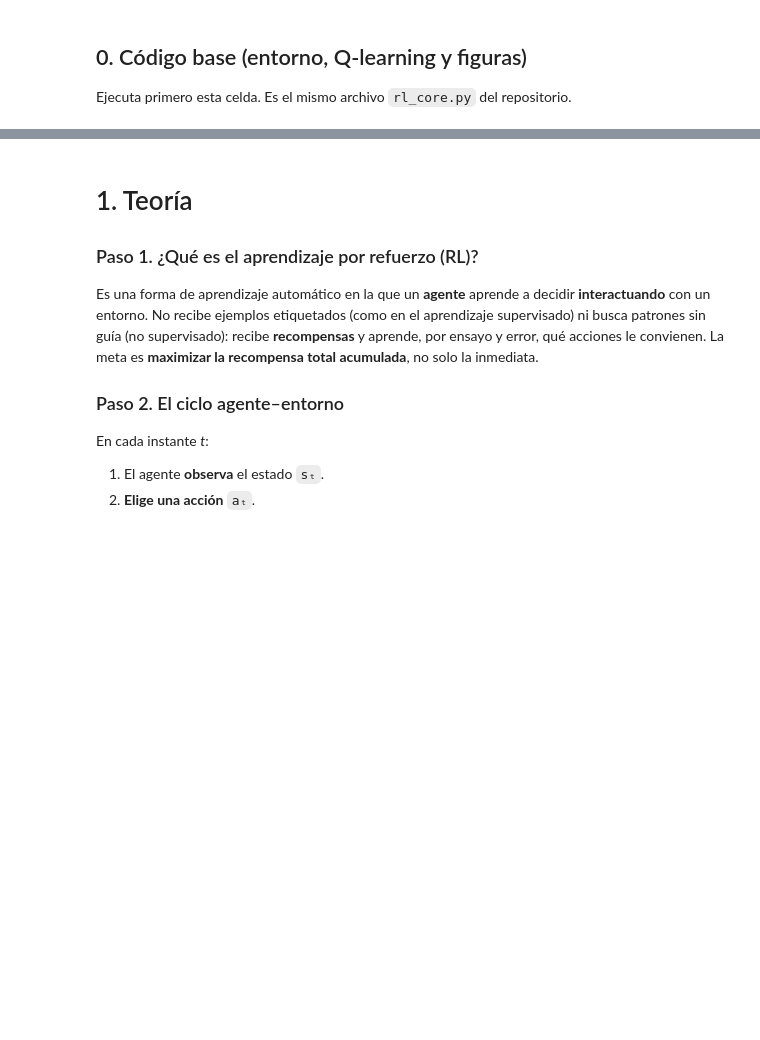
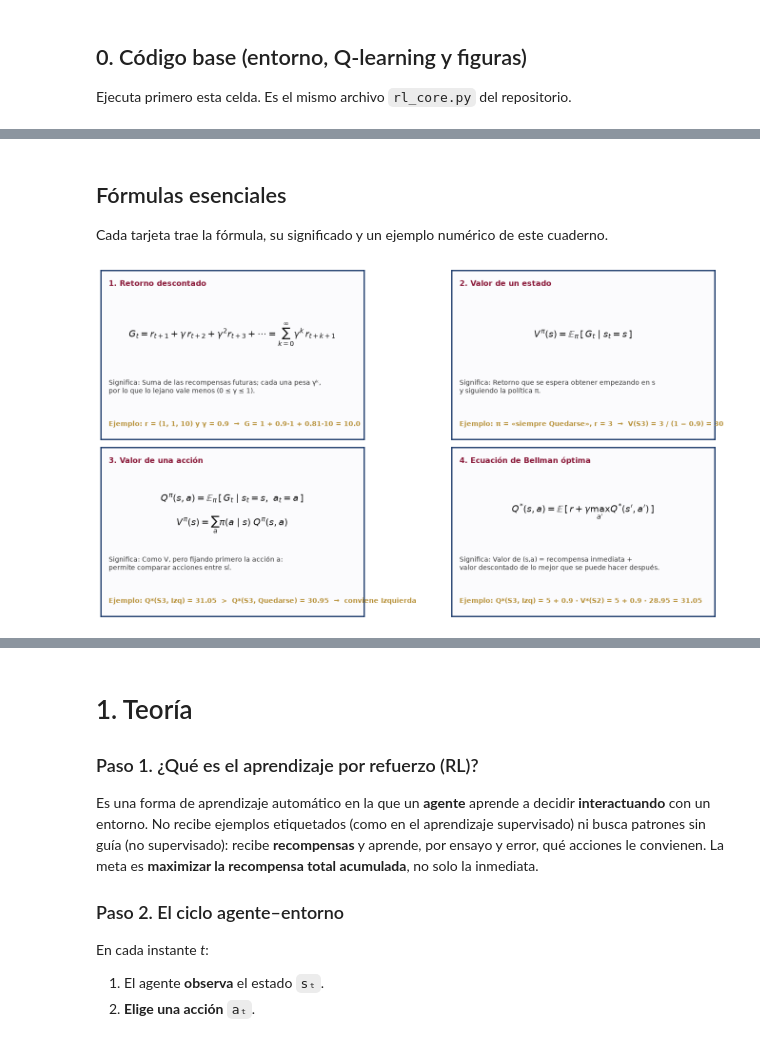
Before and after one commit to alixpeg0/aprendizaje-por-refuerzo-unidad4, a Jupyter notebook: Unidad4_Aprendizaje_por_Refuerzo.ipynb, the cells around one changed output, grey strips where cells are left out. Saved outputs shown, nothing was run; the diff lists cells and outputs as text; code cells hidden in the pictures; blank space fills up the shorter version.

```diff
--- a/Unidad4_Aprendizaje_por_Refuerzo.ipynb
+++ b/Unidad4_Aprendizaje_por_Refuerzo.ipynb
@@ -560,0 +810,7 @@ def tabla(columnas, filas):
+# %% [markdown]
+## Fórmulas esenciales
+Cada tarjeta trae la fórmula, su significado y un ejemplo numérico de este cuaderno.
+# %%
+figura_formulas(1); plt.show()
+# %% [output]
+[figure, added]
```
Also changed, not shown: parts of 11 cells of this notebook, 18 other files.
